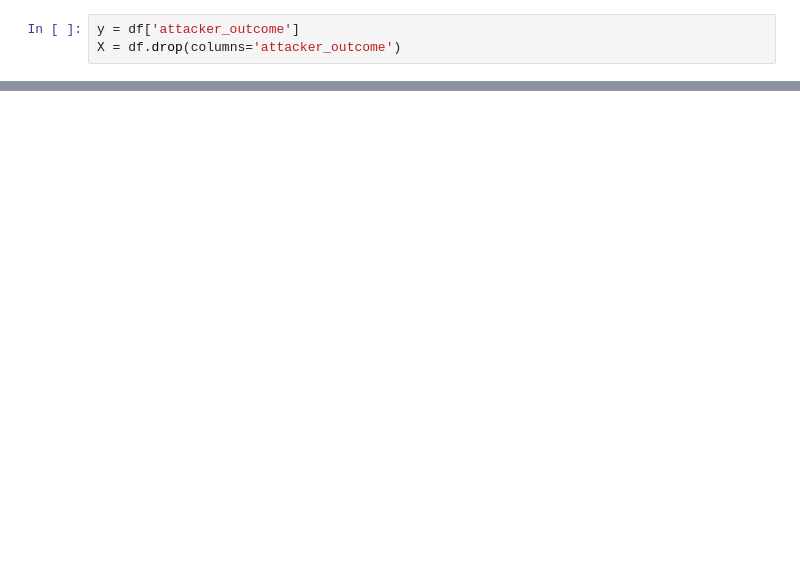
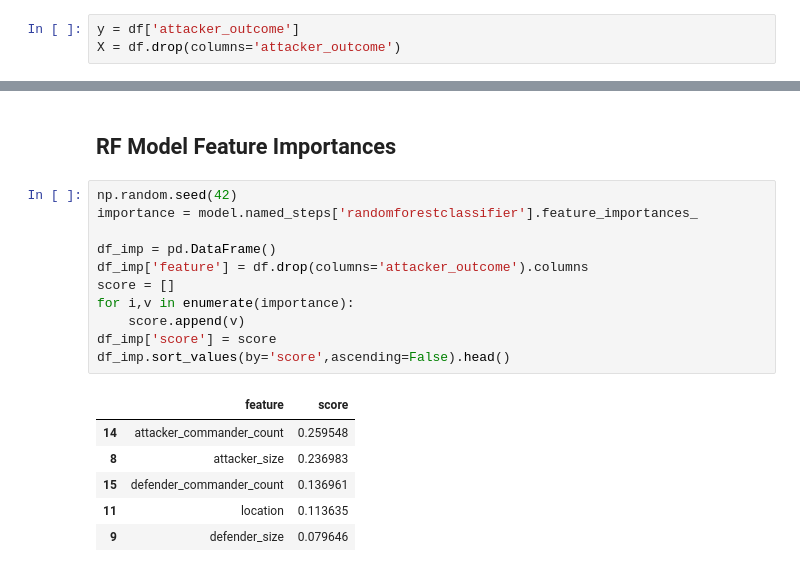
Before and after one commit to stefkim/Game_of_Thrones_Battles_Analysis_and_Prediction, a Jupyter notebook: baseline_model.ipynb, the cells around one changed output, grey strips where cells are left out. Drawn from its saved outputs; the diff is of its cells as text; blank space fills up the shorter version.

```diff
--- a/baseline_model.ipynb
+++ b/baseline_model.ipynb
@@ -59,0 +88,20 @@ KNeighborsClassifier Balanced acc: 0.850 (0.229)
+# %% [markdown]
+## RF Model Feature Importances
+# %%
+np.random.seed(42)
+importance = model.named_steps['randomforestclassifier'].feature_importances_
+
+df_imp = pd.DataFrame()
+df_imp['feature'] = df.drop(columns='attacker_outcome').columns
+score = []
+for i,v in enumerate(importance):
+    score.append(v)
+df_imp['score'] = score
+df_imp.sort_values(by='score',ascending=False).head()
+# %% [output]
+|  | feature | score |
+| 14 | attacker_commander_count | 0.259548 |
+| 8 | attacker_size | 0.236983 |
+| 15 | defender_commander_count | 0.136961 |
+| 11 | location | 0.113635 |
+| 9 | defender_size | 0.079646 |
```
Also changed, not shown: parts of 9 cells of this notebook, 3 other files.
